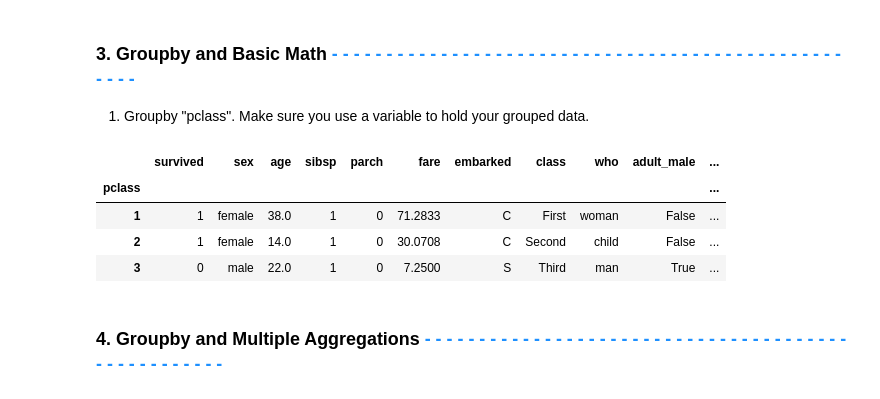
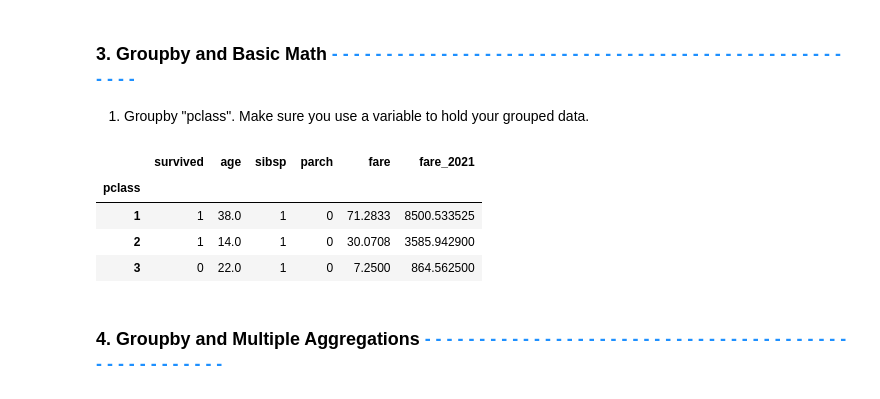
Before and after one commit to alexburchardt/data-analysis-projects, a Jupyter notebook: data-manipulation/exercises/DataManipulationWorkbook.ipynb, the cells around one changed output. Saved outputs shown, nothing was run; the diff lists cells and outputs as text; code cells hidden in the pictures.

```diff
--- a/data-manipulation/exercises/DataManipulationWorkbook.ipynb
+++ b/data-manipulation/exercises/DataManipulationWorkbook.ipynb
@@ -245,19 +245,19 @@ dictionary_agg
 # %%
 # Code your groupby here:
 pclass_grouping=data.groupby("pclass")
 # <WARNING> For this section, you will need to filter out non-numeric data to run the aggregations
 ## Uncomment the line below, and use this 'num_only_data' variable as needed for Section 3 and Section 4
 num_only_data = data.select_dtypes(include='number')
-
+passenger_class=num_only_data.groupby("pclass")
 
 # Run your table using first() here instead of head():
-pclass_grouping.first()
+passenger_class.first()
 # %% [output]
-|  | survived | sex | age | sibsp | parch | fare | embarked | class | who | adult_male | ... |
-| pclass |  |  |  |  |  |  |  |  |  |  | ... |
-| 1 | 1 | female | 38.0 | 1 | 0 | 71.2833 | C | First | woman | False | ... |
-| 2 | 1 | female | 14.0 | 1 | 0 | 30.0708 | C | Second | child | False | ... |
-| 3 | 0 | male | 22.0 | 1 | 0 | 7.2500 | S | Third | man | True | ... |
+|  | survived | age | sibsp | parch | fare | fare_2021 |
+| pclass |  |  |  |  |  |  |
+| 1 | 1 | 38.0 | 1 | 0 | 71.2833 | 8500.533525 |
+| 2 | 1 | 14.0 | 1 | 0 | 30.0708 | 3585.942900 |
+| 3 | 0 | 22.0 | 1 | 0 | 7.2500 | 864.562500 |
 # %% [markdown]
 ### 4. Groupby and Multiple Aggregations <span style="color:dodgerblue;"> - - - - - - - - - - - - - - - - - - - - - - - - - - - - - - - - - - - - - - - - - - - - - - - - - - - </span>
 # %% [markdown]
```
Also changed, not shown: parts of 16 cells of this notebook, 9 other files.
